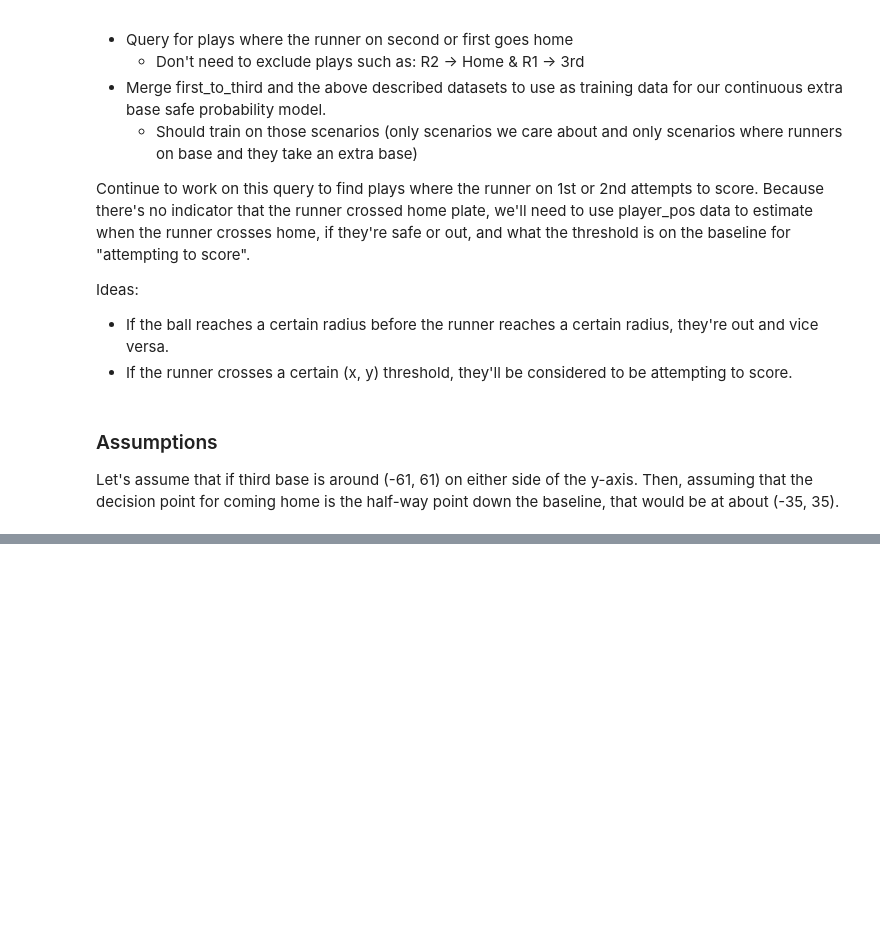
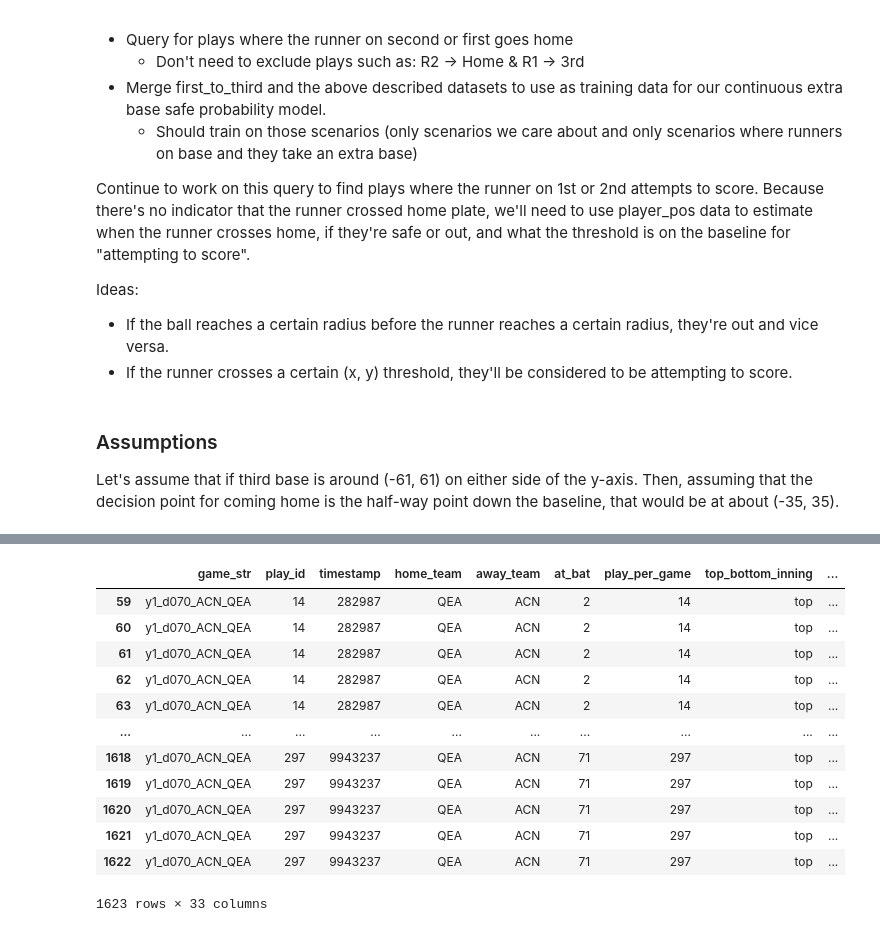
Before and after one commit to alexfrederick1/The-Man-in-the-Middle, a Jupyter notebook: extra_base.ipynb, the cells around one changed output, grey strips where cells are left out. Saved outputs shown, nothing was run; the diff lists cells and outputs as text; code cells hidden in the pictures; blank space fills up the shorter version.

Commit message:
found extra base taken attempts

```diff
--- a/extra_base.ipynb
+++ b/extra_base.ipynb
@@ -329,0 +328,60 @@ first_or_second_coming_home
+# %%
+going_home_limit_x = -35
+going_home_limit_y = 35
+#Runners attempting to score will travel x > -35 and y < 35
+
+going_three_limit_x = -35
+going_three_limit_y = 98
+#Runners going to third will travel x < -35 and y < 98
+
+#helper function that will apply to the player_coordinate column, searching such that any tuple of coordinates surpasses a certain threshold
+def going_home(player_coordinates, x_threshold=going_home_limit_x, y_threshold=going_home_limit_y):
+    return any(x > x_threshold and y < y_threshold for x, y in player_coordinates)
+
+first_or_second_coordinates['attempted_to_score'] = first_or_second_coordinates['player_coordinates'].apply(going_home)
+
+##Reforming dataset to only apply function to baserunners (11, 12, 13 in player_position) and separate copied datasets
+to_explode = first_or_second_coordinates[(first_or_second_coordinates['player_position'].isin([11, 12]))].copy()
+rest = first_or_second_coordinates[~first_or_second_coordinates['player_position'].isin([11, 12])].copy()
+
+#idrk what this does but chat told me to
+to_explode = to_explode.explode('attempted_to_score')
+rest['attempted_to_score'] = None
+
+#merging and reformatting dataset
+going_home = pd.concat([to_explode, rest], ignore_index=True)
+going_home = going_home.sort_values(by=['timestamp', 'player_position'])
+
+########
+## Same format but for going to third (only applicable to runners on first)
+########
+
+def going_three(player_coordinates, x_threshold=going_three_limit_x, y_threshold=going_three_limit_y):
+    return any(x < x_threshold and y < y_threshold for x, y in player_coordinates)
+
+going_home['attempted_for_third'] = going_home['player_coordinates'].apply(going_three)
+
+to_explode = going_home[(going_home['player_position'] == 11)].copy()
+rest = going_home[(going_home['player_position'] != 11)].copy()
+
+to_explode = to_explode.explode('attempted_for_third')
+rest['attempted_for_third'] = None
+
+extra_base_v2 = pd.concat([to_explode, rest], ignore_index=True)
+extra_base_v2 = extra_base_v2.sort_values(by=['timestamp', 'player_position'])
+
+extra_base_v2
+# %% [output]
+|  | game_str | play_id | timestamp | home_team | away_team | at_bat | play_per_game | top_bottom_inning | ... |
+| 59 | y1_d070_ACN_QEA | 14 | 282987 | QEA | ACN | 2 | 14 | top | ... |
+| 60 | y1_d070_ACN_QEA | 14 | 282987 | QEA | ACN | 2 | 14 | top | ... |
+| 61 | y1_d070_ACN_QEA | 14 | 282987 | QEA | ACN | 2 | 14 | top | ... |
+| 62 | y1_d070_ACN_QEA | 14 | 282987 | QEA | ACN | 2 | 14 | top | ... |
+| 63 | y1_d070_ACN_QEA | 14 | 282987 | QEA | ACN | 2 | 14 | top | ... |
+| ... | ... | ... | ... | ... | ... | ... | ... | ... | ... |
+| 1618 | y1_d070_ACN_QEA | 297 | 9943237 | QEA | ACN | 71 | 297 | top | ... |
+| 1619 | y1_d070_ACN_QEA | 297 | 9943237 | QEA | ACN | 71 | 297 | top | ... |
+| 1620 | y1_d070_ACN_QEA | 297 | 9943237 | QEA | ACN | 71 | 297 | top | ... |
+| 1621 | y1_d070_ACN_QEA | 297 | 9943237 | QEA | ACN | 71 | 297 | top | ... |
+| 1622 | y1_d070_ACN_QEA | 297 | 9943237 | QEA | ACN | 71 | 297 | top | ... |
+1623 rows × 33 columns
```
Also changed, not shown: parts of 5 cells of this notebook.
